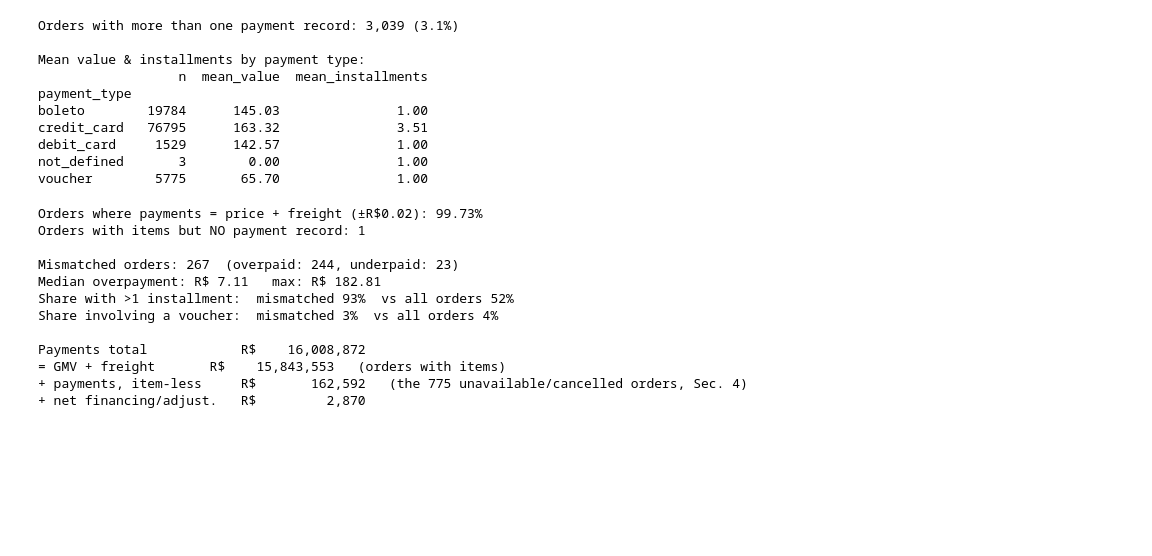
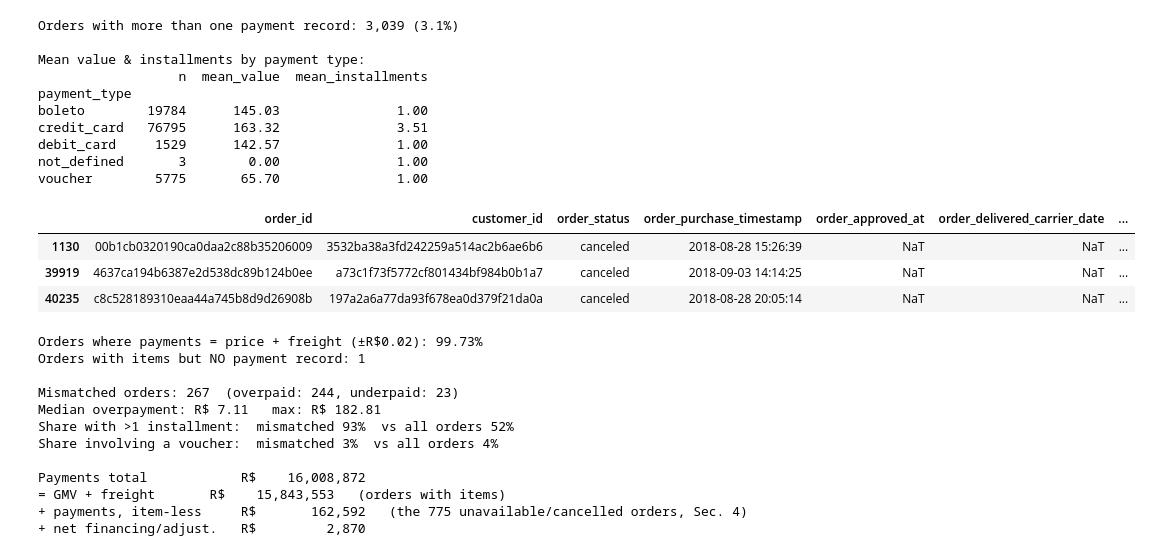
Before and after one commit to IT5006-Group9/IT5006-Group9-Olist-Project, a Jupyter notebook: notebooks/olist_eda.ipynb, the cells around one changed output. Saved outputs shown, nothing was run; the diff lists cells and outputs as text; code cells hidden in the pictures; blank space fills up the shorter version.

```diff
--- a/notebooks/olist_eda.ipynb
+++ b/notebooks/olist_eda.ipynb
@@ -507,6 +507,14 @@ credit_card   76795      163.32               3.51
 debit_card     1529      142.57               1.00
 not_defined       3        0.00               1.00
 voucher        5775       65.70               1.00
+# %%
+# check what are the orders within undefined payment type using order id
+orders[orders['order_id'].isin(payments['order_id'][payments['payment_type']=='not_defined'])]
+# %% [output]
+|  | order_id | customer_id | order_status | order_purchase_timestamp | order_approved_at | order_delivered_carrier_date | ... |
+| 1130 | 00b1cb0320190ca0daa2c88b35206009 | 3532ba38a3fd242259a514ac2b6ae6b6 | canceled | 2018-08-28 15:26:39 | NaT | NaT | ... |
+| 39919 | 4637ca194b6387e2d538dc89b124b0ee | a73c1f73f5772cf801434bf984b0b1a7 | canceled | 2018-09-03 14:14:25 | NaT | NaT | ... |
+| 40235 | c8c528189310eaa44a745b8d9d26908b | 197a2a6a77da93f678ea0d379f21da0a | canceled | 2018-08-28 20:05:14 | NaT | NaT | ... |
 # %%
 # --- 3.6b Reconciliation: does the payments table equal price + freight (from order info)? ---
 order_pf  = items.groupby("order_id").agg(basket=("price", "sum"), freight=("freight_value", "sum"))
```
Also changed, not shown: parts of 21 cells of this notebook.
